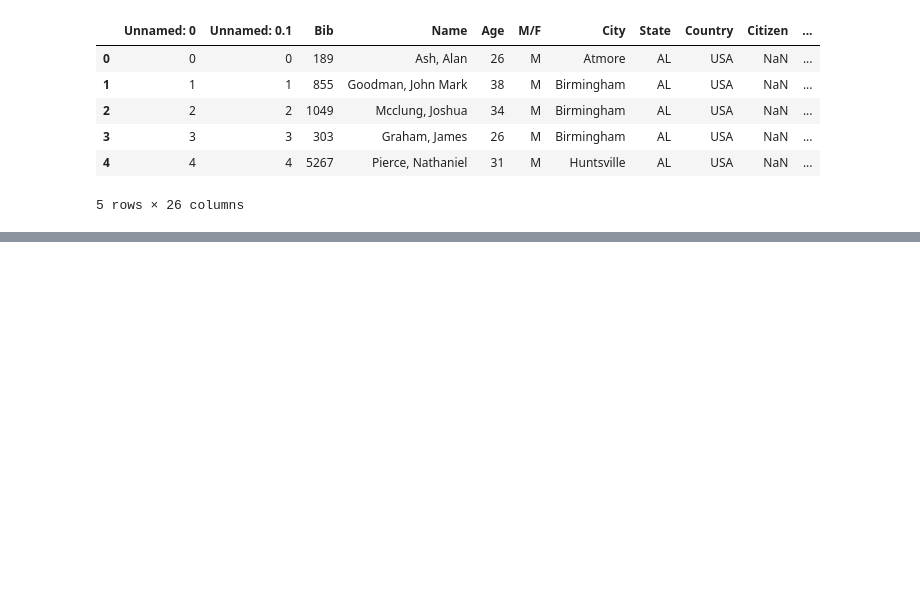
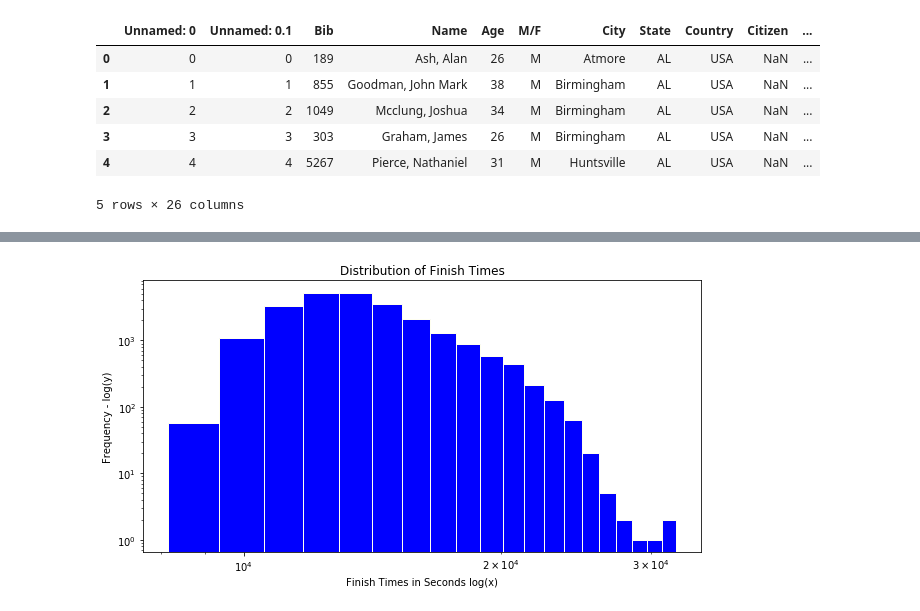
Before and after one commit to maicat11/Project_2-Marathon-Predictor, a Jupyter notebook: DataExploration.ipynb, the cells around one changed output, grey strips where cells are left out. Drawn from its saved outputs; the diff is of its cells as text; code cells hidden in the pictures; blank space fills up the shorter version.

```diff
--- a/DataExploration.ipynb
+++ b/DataExploration.ipynb
@@ -297,0 +77,12 @@ plt.hist(df15['finish_time'], bins=20);  # poisson??? or just normal right skewe
+# %%
+# log x values check for normal
+fig = plt.figure(figsize=(10,5))
+ax = fig.add_subplot(111)
+ax.hist(df18_clean['finish_time'], bins=20, color='blue', histtype='bar', ec='ivory')
+ax.set_xscale('log')
+ax.set_yscale('log')
+ax.set_title('Distribution of Finish Times')
+ax.set_xlabel('Finish Times in Seconds log(x)')
+ax.set_ylabel('Frequency - log(y)');
+# %% [output]
+[figure, added]
```
Also changed, not shown: parts of 27 cells of this notebook, 1 other file.
